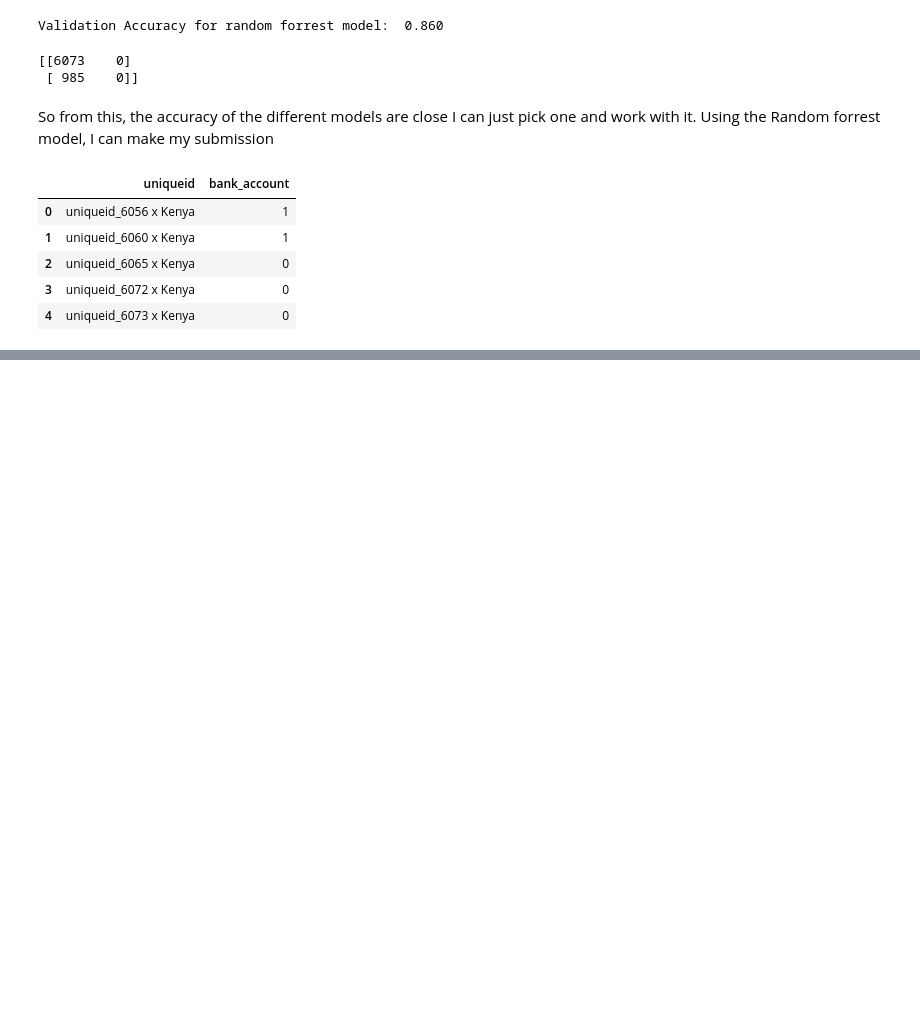
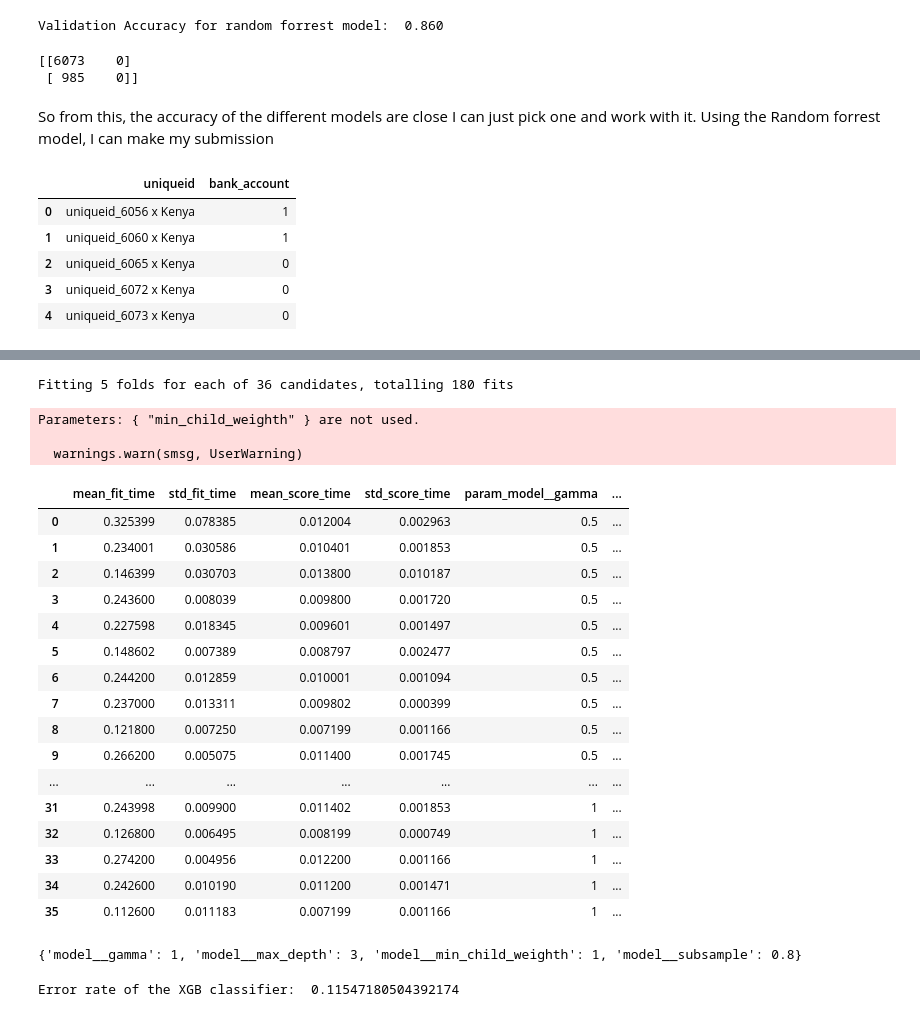
Before and after one commit to ladiposamuel/financial-inclusion-in-africa, a Jupyter notebook: ML model.ipynb, the cells around one changed output, grey strips where cells are left out. Saved outputs shown, nothing was run; the diff lists cells and outputs as text; code cells hidden in the pictures; blank space fills up the shorter version.

```diff
--- a/ML model.ipynb
+++ b/ML model.ipynb
@@ -274,0 +305,7 @@ submission.to_csv('first_submission.csv', index = False)
+# %%
+mod = GridSearchCV(estimator=pipe,
+                  param_grid={'model__n_neighbors' : [1,2,3,4,5,6,7,8,9,10]},
+                  cv=5)
+# %%
+mod.fit(X_Train, y_Train)
+pd.DataFrame(mod.cv_results_)
@@ -274,0 +334,8 @@ submission.to_csv('first_submission.csv', index = False)
+# %%
+from xgboost import XGBClassifier
+
+
+pipe2 = Pipeline([
+    ("scale", StandardScaler()),
+    ("model", XGBClassifier())
+])
@@ -274,0 +362,53 @@ submission.to_csv('first_submission.csv', index = False)
+# %%
+xgb_mod = GridSearchCV(estimator=pipe2,
+                       param_grid={
+                           'model__min_child_weighth': [1, 5, 10],
+                           'model__gamma': [0.5, 1],
+                           'model__subsample': [0.6, 0.8, 1.0],
+                           'model__max_depth': [3, 5]
+                       },
+                       n_jobs=3,
+                       verbose=3,
+                       cv=5)
+# %%
+xgb_mod.fit(X_Train, y_Train)
+pd.DataFrame(xgb_mod.cv_results_)
+# %% [output]
+Fitting 5 folds for each of 36 candidates, totalling 180 fits
+Parameters: { "min_child_weighth" } are not used.
+
+  warnings.warn(smsg, UserWarning)
+|  | mean_fit_time | std_fit_time | mean_score_time | std_score_time | param_model__gamma | ... |
+| 0 | 0.325399 | 0.078385 | 0.012004 | 0.002963 | 0.5 | ... |
+| 1 | 0.234001 | 0.030586 | 0.010401 | 0.001853 | 0.5 | ... |
+| 2 | 0.146399 | 0.030703 | 0.013800 | 0.010187 | 0.5 | ... |
+| 3 | 0.243600 | 0.008039 | 0.009800 | 0.001720 | 0.5 | ... |
+| 4 | 0.227598 | 0.018345 | 0.009601 | 0.001497 | 0.5 | ... |
+| 5 | 0.148602 | 0.007389 | 0.008797 | 0.002477 | 0.5 | ... |
+| 6 | 0.244200 | 0.012859 | 0.010001 | 0.001094 | 0.5 | ... |
+| 7 | 0.237000 | 0.013311 | 0.009802 | 0.000399 | 0.5 | ... |
+| 8 | 0.121800 | 0.007250 | 0.007199 | 0.001166 | 0.5 | ... |
+| 9 | 0.266200 | 0.005075 | 0.011400 | 0.001745 | 0.5 | ... |
+| ... | ... | ... | ... | ... | ... | ... |
+| 31 | 0.243998 | 0.009900 | 0.011402 | 0.001853 | 1 | ... |
+| 32 | 0.126800 | 0.006495 | 0.008199 | 0.000749 | 1 | ... |
+| 33 | 0.274200 | 0.004956 | 0.012200 | 0.001166 | 1 | ... |
+| 34 | 0.242600 | 0.010190 | 0.011200 | 0.001471 | 1 | ... |
+| 35 | 0.112600 | 0.011183 | 0.007199 | 0.001166 | 1 | ... |
+# %%
+print(xgb_mod.best_params_)
+# %% [output]
+{'model__gamma': 1, 'model__max_depth': 3, 'model__min_child_weighth': 1, 'model__subsample': 0.8}
+# %%
+from sklearn.metrics import confusion_matrix, accuracy_score
+
+# fit by setting best parameters and Evaluate model
+best_xgb_model = XGBClassifier(min_child_weight=1, gamma=1, subsample=0.8, max_depth=5)
+
+best_xgb_model.fit(X_Train, y_Train)
+y_pred_xgb = best_xgb_model.predict(X_val)
+
+# Get error rate
+print("Error rate of the XGB classifier: ", 1 - accuracy_score(y_val, y_pred_xgb))
+# %% [output]
+Error rate of the XGB classifier:  0.11547180504392174
```
Also changed, not shown: parts of 17 cells of this notebook.
